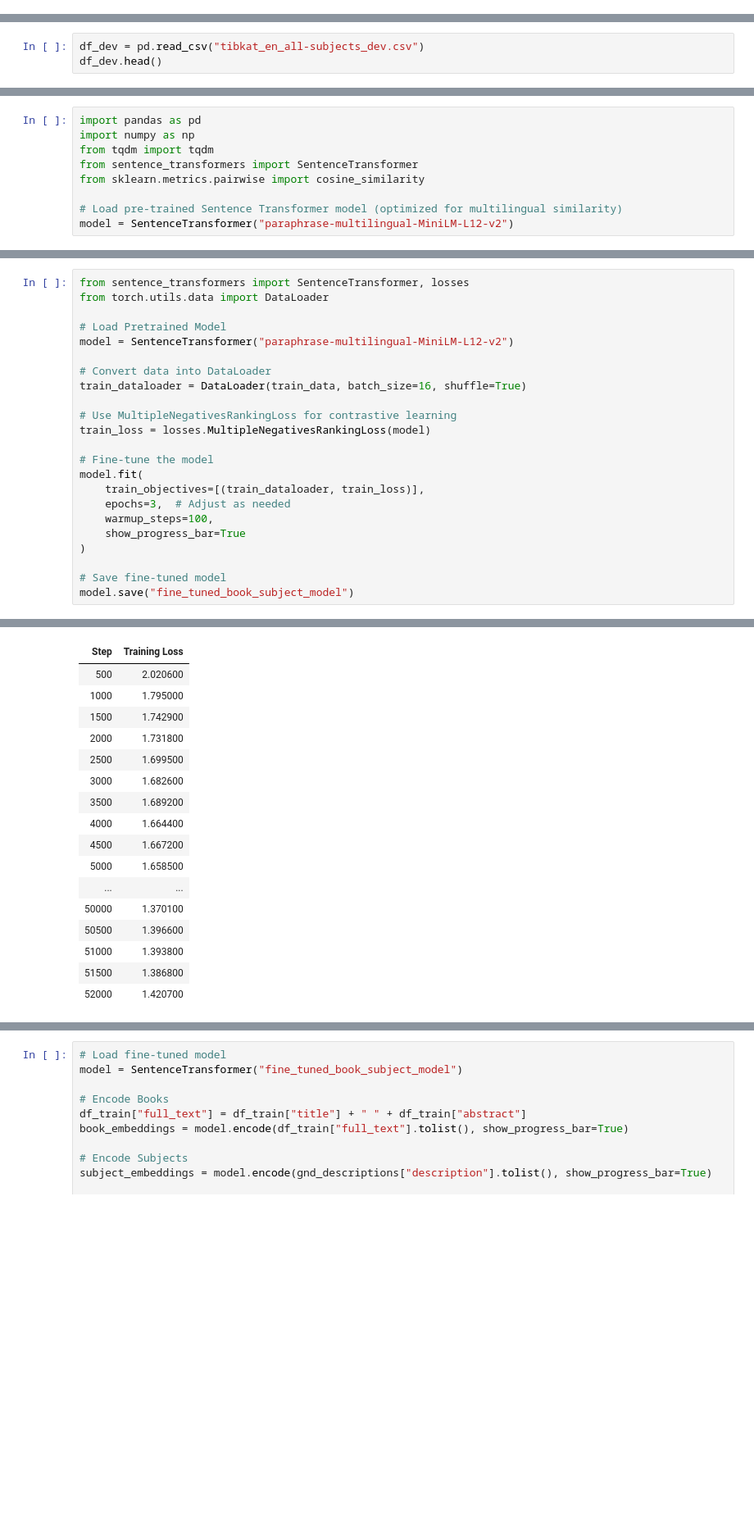
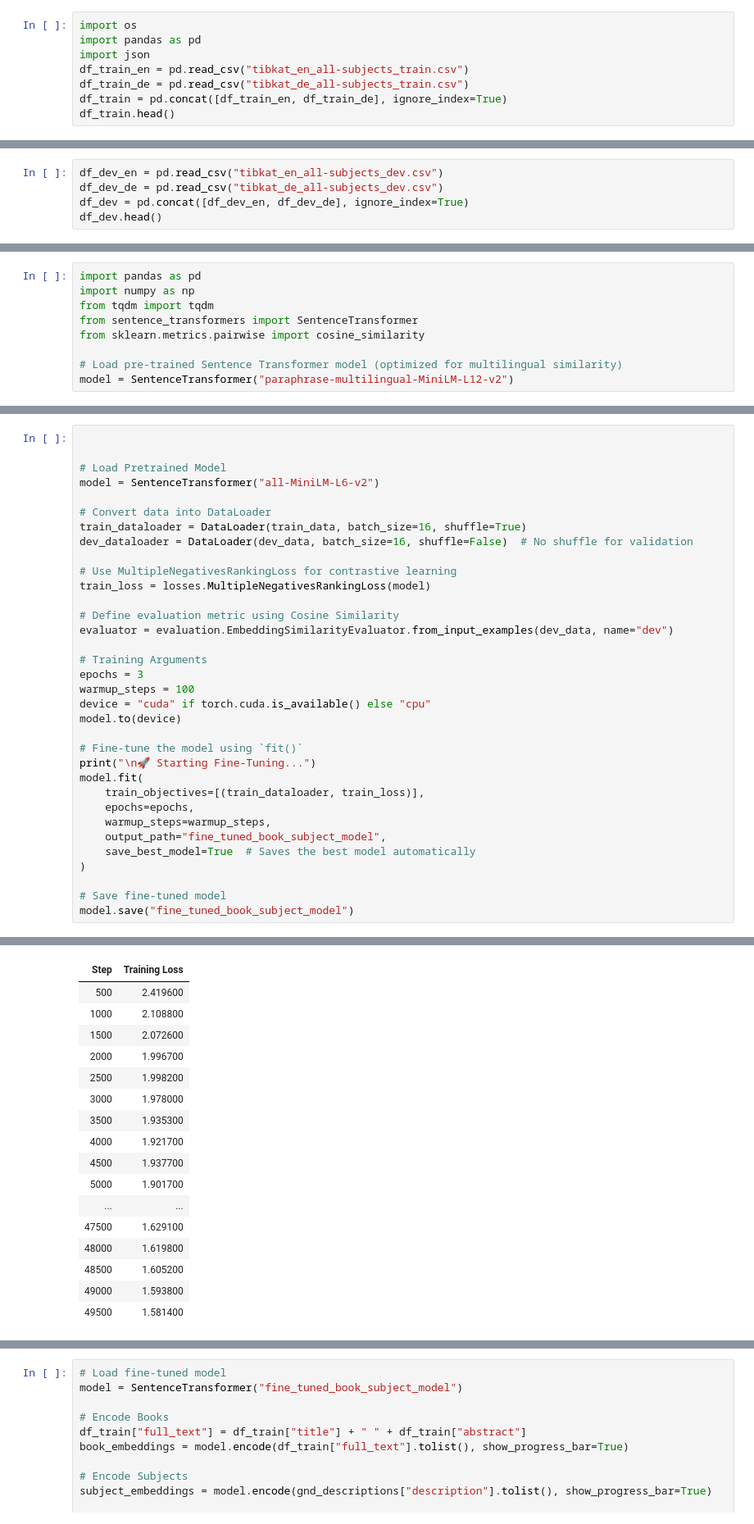
Before and after one commit to BehradSamimi/LLM-based-Automated-Subject-Tagging-for-a-National-Technical-Library, a Jupyter notebook: tibkat-preprocessing.ipynb, the cells around one changed output, grey strips where cells are left out. Shown: that part at 82% size. Saved outputs shown, nothing was run; the diff lists cells and outputs as text; blank space fills up the shorter version.

```diff
--- a/tibkat-preprocessing.ipynb
+++ b/tibkat-preprocessing.ipynb
@@ -122,0 +113,8 @@ df_train.head()
+# %%
+import os
+import pandas as pd
+import json
+df_train_en = pd.read_csv("tibkat_en_all-subjects_train.csv")
+df_train_de = pd.read_csv("tibkat_de_all-subjects_train.csv")
+df_train = pd.concat([df_train_en, df_train_de], ignore_index=True)
+df_train.head()
@@ -123,5 +128,7 @@ df_train.head()
 # %%
-df_dev = pd.read_csv("tibkat_en_all-subjects_dev.csv")
+df_dev_en = pd.read_csv("tibkat_en_all-subjects_dev.csv")
+df_dev_de = pd.read_csv("tibkat_de_all-subjects_dev.csv")
+df_dev = pd.concat([df_dev_en, df_dev_de], ignore_index=True)
 df_dev.head()
 # %% [output]
 |  | file_name | folder | title | abstract | creator | publisher | dcterms:subject | dcterms:subject_name |
@@ -310,22 +310,33 @@ for _, row in df_train.iterrows():
 # %%
-from sentence_transformers import SentenceTransformer, losses
-from torch.utils.data import DataLoader
+
 
 # Load Pretrained Model
-model = SentenceTransformer("paraphrase-multilingual-MiniLM-L12-v2")
+model = SentenceTransformer("all-MiniLM-L6-v2")
 
 # Convert data into DataLoader
 train_dataloader = DataLoader(train_data, batch_size=16, shuffle=True)
+dev_dataloader = DataLoader(dev_data, batch_size=16, shuffle=False)  # No shuffle for validation
 
 # Use MultipleNegativesRankingLoss for contrastive learning
 train_loss = losses.MultipleNegativesRankingLoss(model)
 
-# Fine-tune the model
+# Define evaluation metric using Cosine Similarity
+evaluator = evaluation.EmbeddingSimilarityEvaluator.from_input_examples(dev_data, name="dev")
+
+# Training Arguments
+epochs = 3
+warmup_steps = 100
+device = "cuda" if torch.cuda.is_available() else "cpu"
+model.to(device)
+
+# Fine-tune the model using `fit()`
+print("\n🚀 Starting Fine-Tuning...")
 model.fit(
     train_objectives=[(train_dataloader, train_loss)],
-    epochs=3,  # Adjust as needed
-    warmup_steps=100,
-    show_progress_bar=True
+    epochs=epochs,
+    warmup_steps=warmup_steps,
+    output_path="fine_tuned_book_subject_model",
+    save_best_model=True  # Saves the best model automatically
 )
 
 # Save fine-tuned model
@@ -335,17 +360,17 @@ model.save("fine_tuned_book_subject_model")
 | Step | Training Loss |
-| 500 | 2.020600 |
-| 1000 | 1.795000 |
-| 1500 | 1.742900 |
-| 2000 | 1.731800 |
-| 2500 | 1.699500 |
-| 3000 | 1.682600 |
-| 3500 | 1.689200 |
-| 4000 | 1.664400 |
-| 4500 | 1.667200 |
-| 5000 | 1.658500 |
+| 500 | 2.419600 |
+| 1000 | 2.108800 |
+| 1500 | 2.072600 |
+| 2000 | 1.996700 |
+| 2500 | 1.998200 |
+| 3000 | 1.978000 |
+| 3500 | 1.935300 |
+| 4000 | 1.921700 |
+| 4500 | 1.937700 |
+| 5000 | 1.901700 |
 | ... | ... |
-| 50000 | 1.370100 |
-| 50500 | 1.396600 |
-| 51000 | 1.393800 |
-| 51500 | 1.386800 |
-| 52000 | 1.420700 |
+| 47500 | 1.629100 |
+| 48000 | 1.619800 |
+| 48500 | 1.605200 |
+| 49000 | 1.593800 |
+| 49500 | 1.581400 |
```
Also changed, not shown: parts of 10 cells of this notebook.
